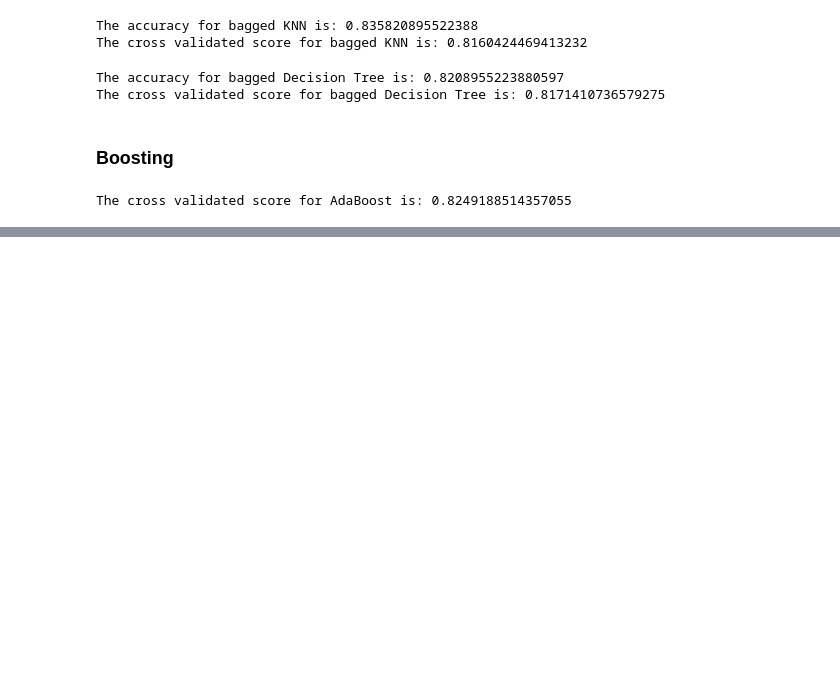
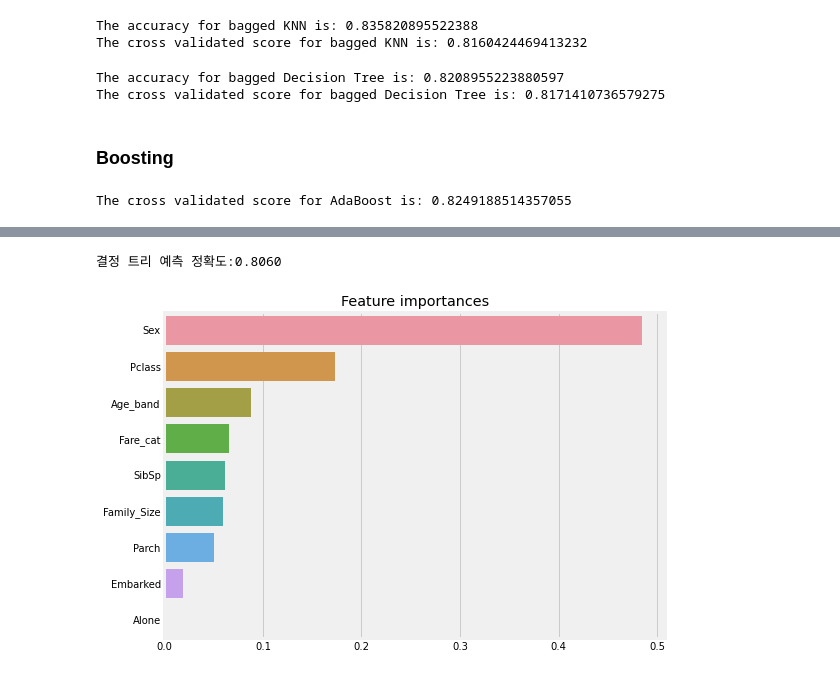
Before and after one commit to uiopqwertyu/esaa_21_1, a Jupyter notebook: 타이타닉 캐글필사.ipynb, the cells around one changed output, grey strips where cells are left out. Saved outputs shown, nothing was run; the diff lists cells and outputs as text; code cells hidden in the pictures; blank space fills up the shorter version.

```diff
--- a/타이타닉 캐글필사.ipynb
+++ b/타이타닉 캐글필사.ipynb
@@ -755,0 +905,4 @@ plt.show()
+# %%
+data2 = data.copy()
+data2 = data2.drop(['Initial'],axis=1)
+data2
@@ -755,0 +923,20 @@ plt.show()
+# %%
+train,test=train_test_split(data2,test_size=0.3,random_state=0,stratify=data['Survived'])
+train_X=train[train.columns[1:]]
+train_Y=train[train.columns[:1]]
+test_X=test[test.columns[1:]]
+test_Y=test[test.columns[:1]]
+X=data2[data2.columns[1:]]
+Y=data2['Survived']
+# %%
+#DecisionTree Classifier 생성
+dt_clf=DecisionTreeClassifier(random_state=156)
+dt_clf.fit(train_X,train_Y)
+params = {
+    'max_depth' : [8,10,12,16,20],
+    'min_samples_split' : [10,16,20],
+}
+grid_cv = GridSearchCV(dt_clf,param_grid=params, scoring = 'accuracy',cv=5,verbose=1)
+grid_cv.fit(train_X,train_Y)
+print('GridSearchCV 최고 평균 정확도 수치: {0:.4f}'.format(grid_cv.best_score_))
+print('GridSearchCV 최적 하이퍼 파라매터:',grid_cv.best_params_)
@@ -755,0 +949,17 @@ plt.show()
+# %%
+best_df_clf=grid_cv.best_estimator_
+pred1 = best_df_clf.predict(test_X)
+accuarcy = accuracy_score(test_Y,pred1)
+print('결정 트리 예측 정확도:{0:.4f}'.format(accuracy))
+# %% [output]
+결정 트리 예측 정확도:0.8060
+# %%
+ftr_importances_values = best_df_clf.feature_importances_
+ftr_importances = pd.Series(ftr_importances_values, index=train_X.columns)
+ftr_top20=ftr_importances.sort_values(ascending=False)[:20]
+plt.figure(figsize=(8,6))
+plt.title('Feature importances')
+sns.barplot(x=ftr_top20, y= ftr_top20.index)
+plt.show()
+# %% [output]
+[figure, added]
```
Also changed, not shown: parts of 31 cells of this notebook.
